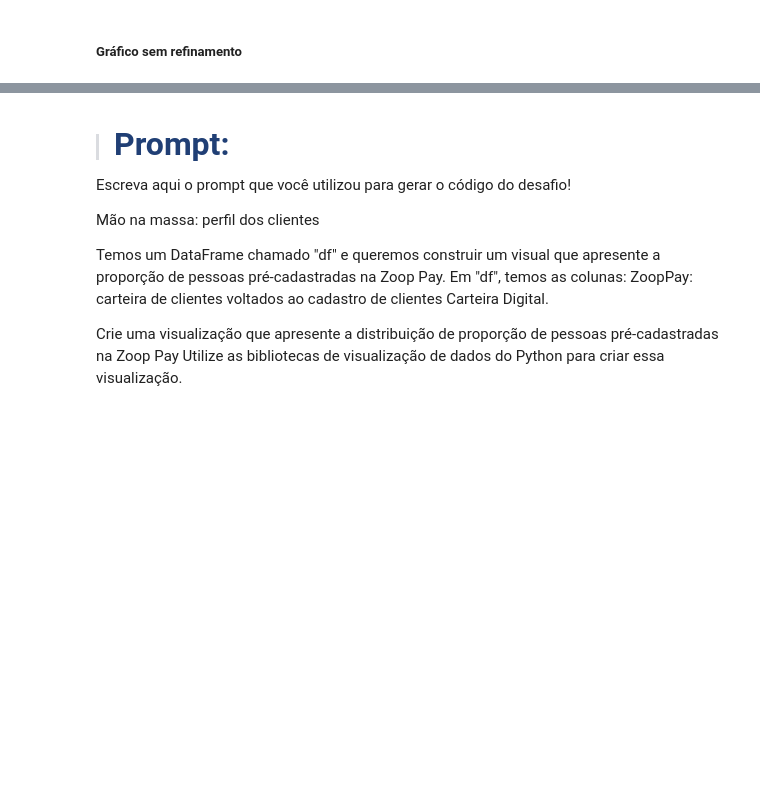
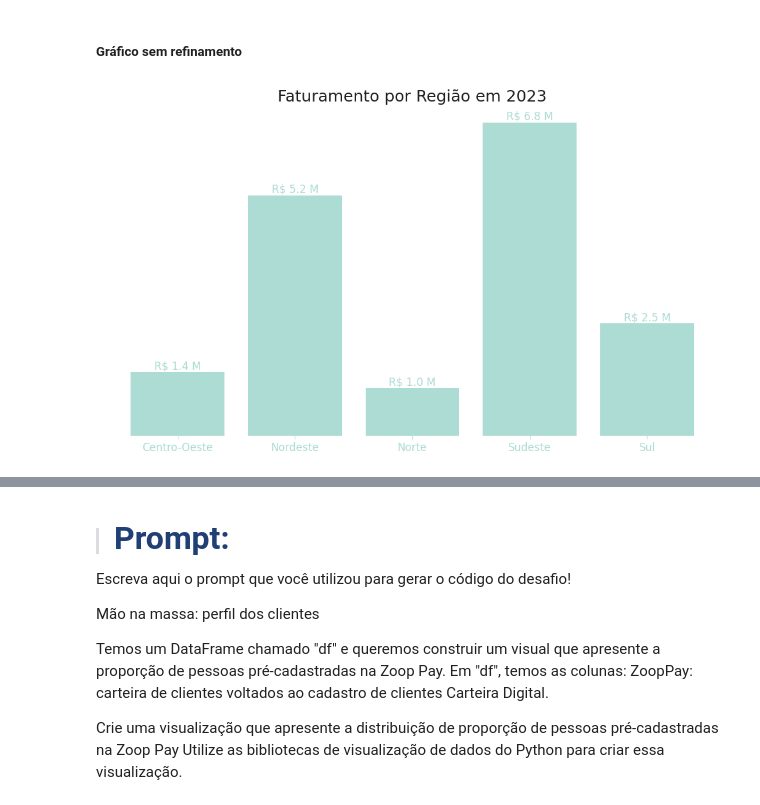
Before and after one commit to SergioCarmo-ro/Desafio_IA, a Jupyter notebook: Desafios.ipynb, the cells around one changed output, grey strips where cells are left out. Saved outputs shown, nothing was run; the diff lists cells and outputs as text; code cells hidden in the pictures; blank space fills up the shorter version.

```diff
--- a/Desafios.ipynb
+++ b/Desafios.ipynb
@@ -306,2 +315,47 @@ AQUA_1,	AQUA_2,	AQUA_3 = "#addcd4",	"#9fccc5", "#96bfb9"
 # %% [markdown]
 ##### Gráfico sem refinamento
+# %%
+import pandas as pd
+import matplotlib.pyplot as plt
+
+# Calculando o faturamento total por região
+df['faturamento'] = (df['preco_unitario'] * df['quantidade']) + df['frete']
+df_group = df.groupby('regiao')['faturamento'].sum().reset_index()
+
+# Criando o gráfico
+fig, ax = plt.subplots(figsize=(10, 6))
+bars = ax.bar(df_group['regiao'], df_group['faturamento'], color=AQUA_1)
+
+# Fundo da figura e do gráfico
+fig.patch.set_facecolor(CINZA_1)
+ax.set_facecolor(CINZA_1)
+
+# Título
+ax.set_title('Faturamento por Região em 2023', fontsize=18, color=CINZA_5)
+
+# Remover labels e yticks
+ax.set_xlabel('')
+ax.set_ylabel('')
+ax.set_yticks([])
+
+# Estilizando xticks
+ax.tick_params(axis='x', labelsize=12, colors=AZUL_1)
+
+# Remover todas as bordas
+for spine in ax.spines.values():
+    spine.set_visible(False)
+
+# Adicionar valores acima das colunas
+for bar in bars:
+    valor = bar.get_height() / 1e6  # em milhões
+    ax.text(bar.get_x() + bar.get_width() / 2,
+            bar.get_height(),
+            f'R$ {valor:.1f} M',
+            ha='center', va='bottom',
+            fontsize=12, color=AZUL_1)
+
+# Ajuste final
+plt.tight_layout()
+plt.show()
+# %% [output]
+[figure, added]
```
Also changed, not shown: parts of 4 cells of this notebook.
